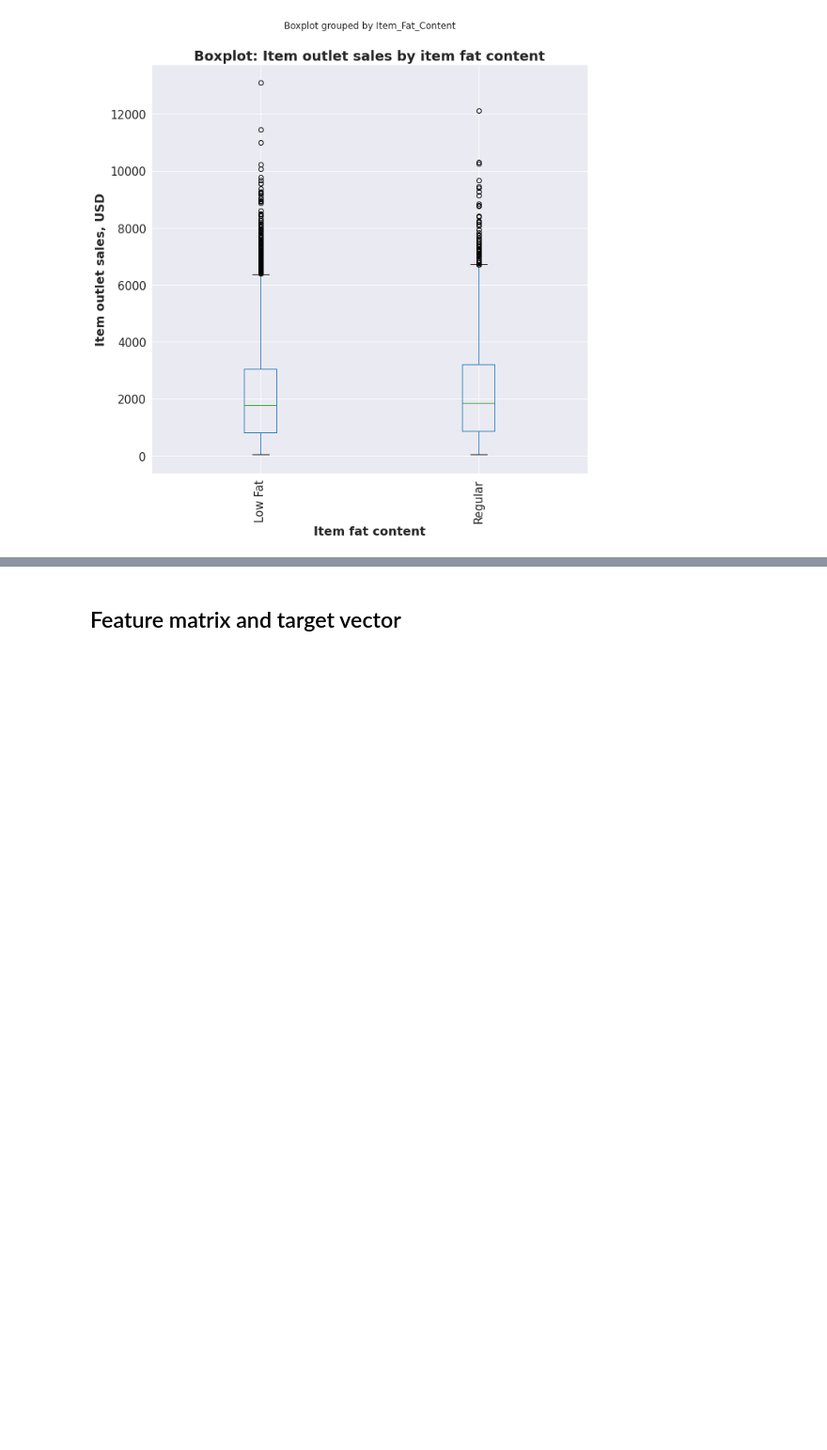
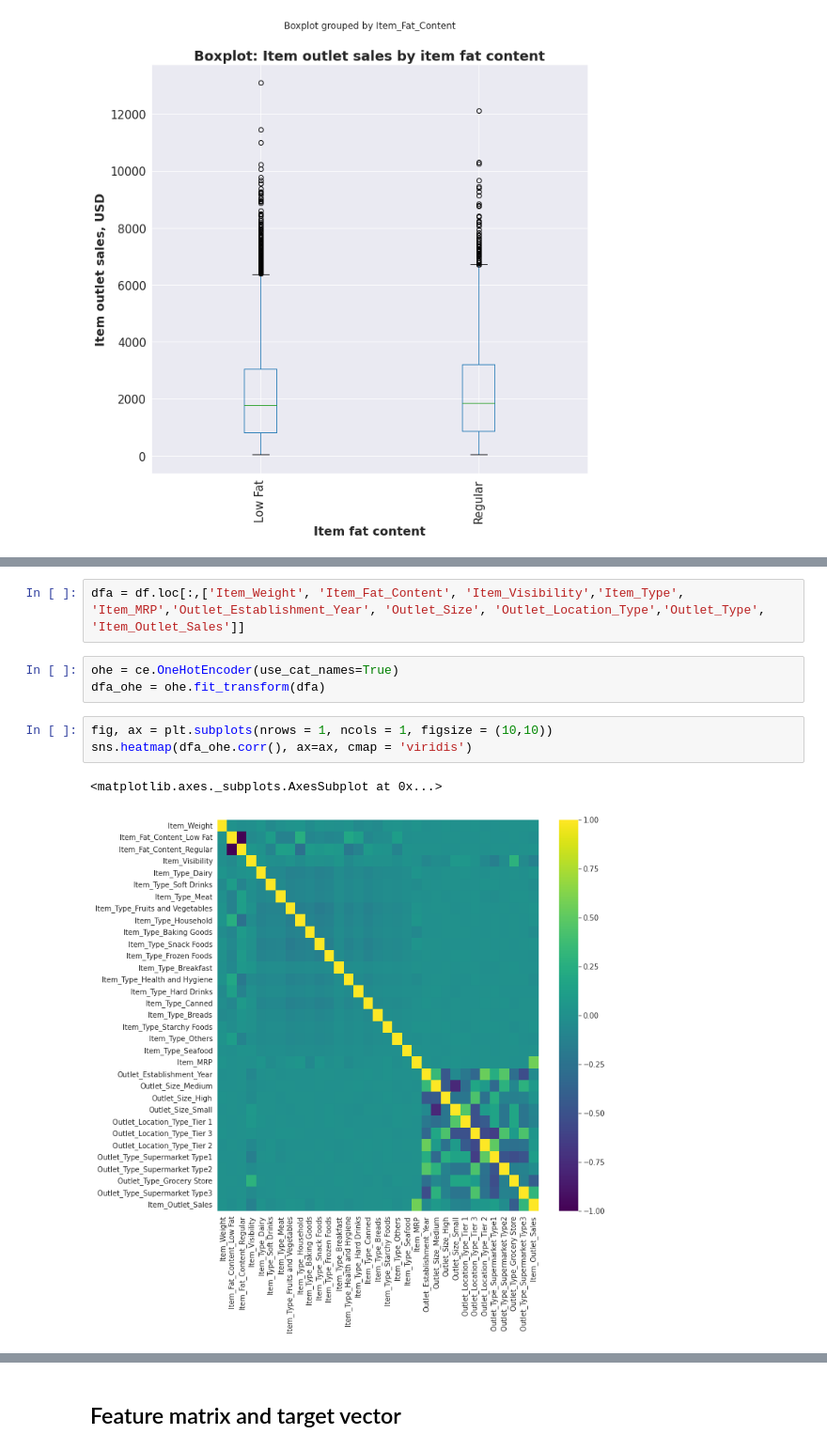
Before and after one commit to WilliamMejiaG/sales-predictions, a Jupyter notebook: Sales_predictions.ipynb, the cells around one changed output, grey strips where cells are left out. Shown at 94% size. Cells and saved outputs as stored; diff of their text form; blank space fills up the shorter version.

```diff
--- a/Sales_predictions.ipynb
+++ b/Sales_predictions.ipynb
@@ -480 +512,12 @@ ax.tick_params(axis='both', labelsize= 15)
+# %%
+dfa = df.loc[:,['Item_Weight', 'Item_Fat_Content', 'Item_Visibility','Item_Type', 'Item_MRP','Outlet_Establishment_Year', 'Outlet_Size', 'Outlet_Location_Type','Outlet_Type', 'Item_Outlet_Sales']]
+# %%
+ohe = ce.OneHotEncoder(use_cat_names=True)
+dfa_ohe = ohe.fit_transform(dfa)
+# %%
+fig, ax = plt.subplots(nrows = 1, ncols = 1, figsize = (10,10))
+sns.heatmap(dfa_ohe.corr(), ax=ax, cmap = 'viridis')
+# %% [output]
+<matplotlib.axes._subplots.AxesSubplot at 0x...>
+[figure, added]
 # %% [markdown]
```
Also changed, not shown: parts of 83 cells of this notebook.
